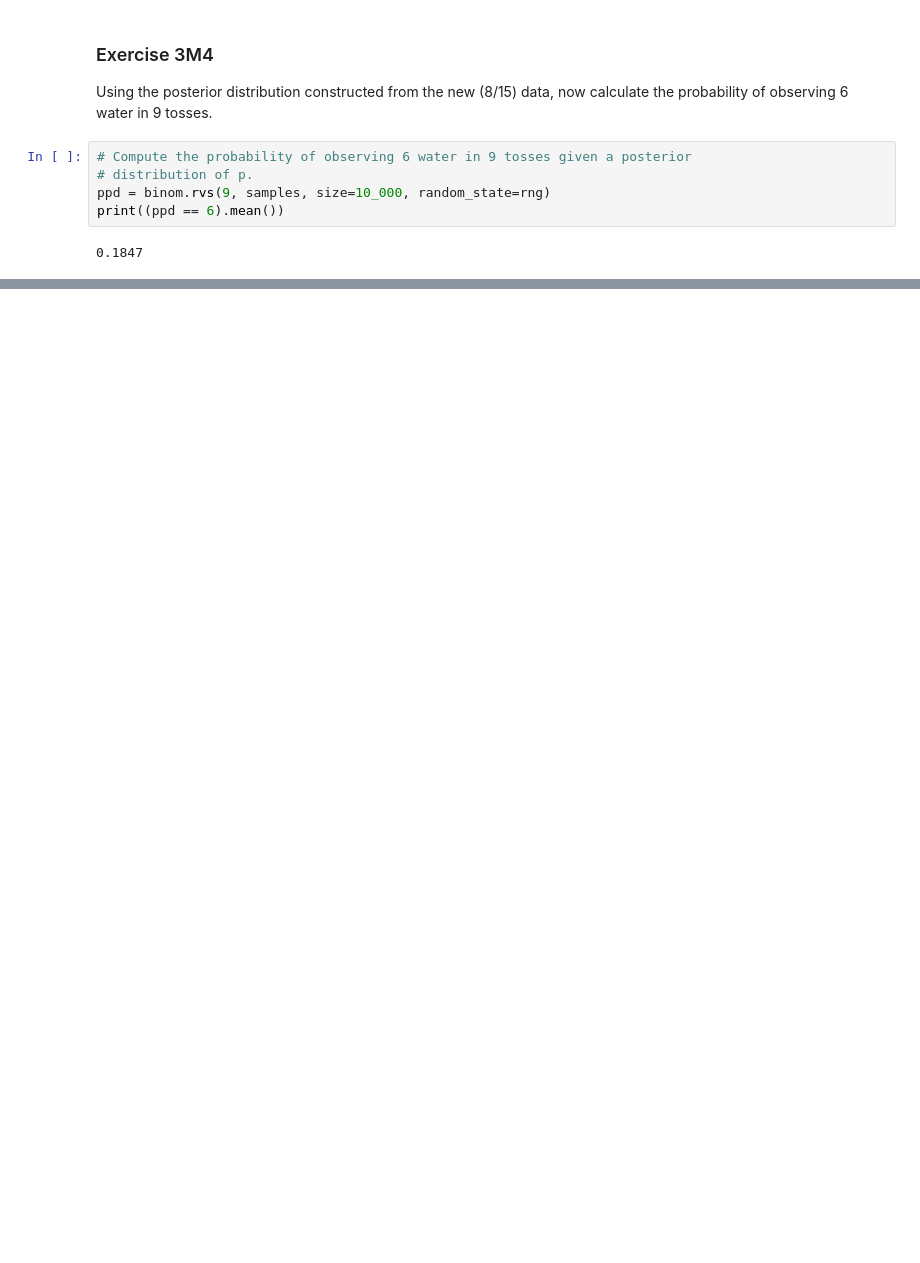
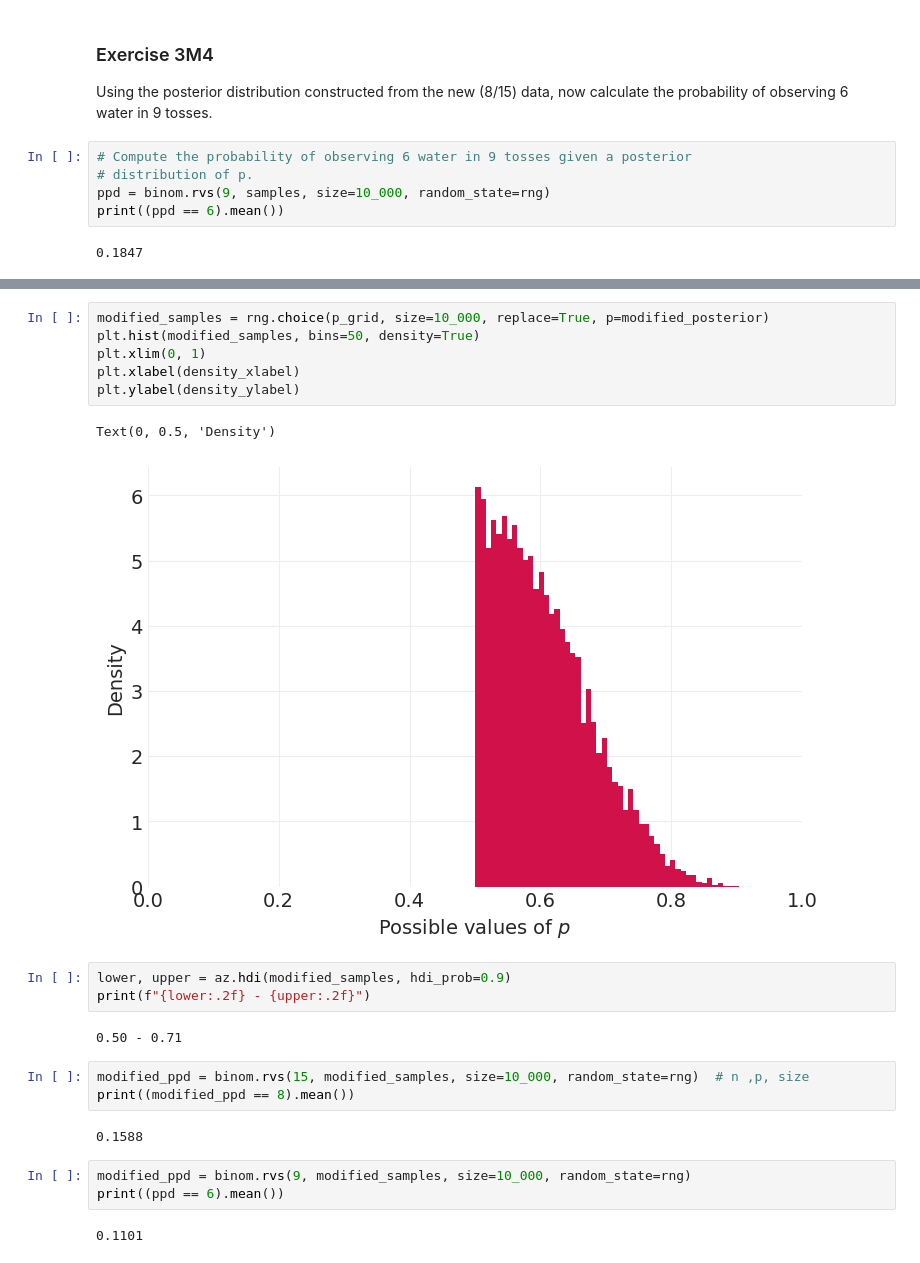
Before and after one commit to niksirbi/statistical-rethinking-2023, a Jupyter notebook: exercises/Lecture_02.ipynb, the cells around one changed output, grey strips where cells are left out. Drawn from its saved outputs; the diff is of its cells as text; blank space fills up the shorter version.

```diff
--- a/exercises/Lecture_02.ipynb
+++ b/exercises/Lecture_02.ipynb
@@ -211,0 +233,24 @@ print((ppd == 6).mean())
+# %%
+modified_samples = rng.choice(p_grid, size=10_000, replace=True, p=modified_posterior)
+plt.hist(modified_samples, bins=50, density=True)
+plt.xlim(0, 1)
+plt.xlabel(density_xlabel)
+plt.ylabel(density_ylabel)
+# %% [output]
+Text(0, 0.5, 'Density')
+[figure, added]
+# %%
+lower, upper = az.hdi(modified_samples, hdi_prob=0.9)
+print(f"{lower:.2f} - {upper:.2f}")
+# %% [output]
+0.50 - 0.71
+# %%
+modified_ppd = binom.rvs(15, modified_samples, size=10_000, random_state=rng)  # n ,p, size
+print((modified_ppd == 8).mean())
+# %% [output]
+0.1588
+# %%
+modified_ppd = binom.rvs(9, modified_samples, size=10_000, random_state=rng)
+print((ppd == 6).mean())
+# %% [output]
+0.1101
```
Also changed, not shown: parts of 16 cells of this notebook.
